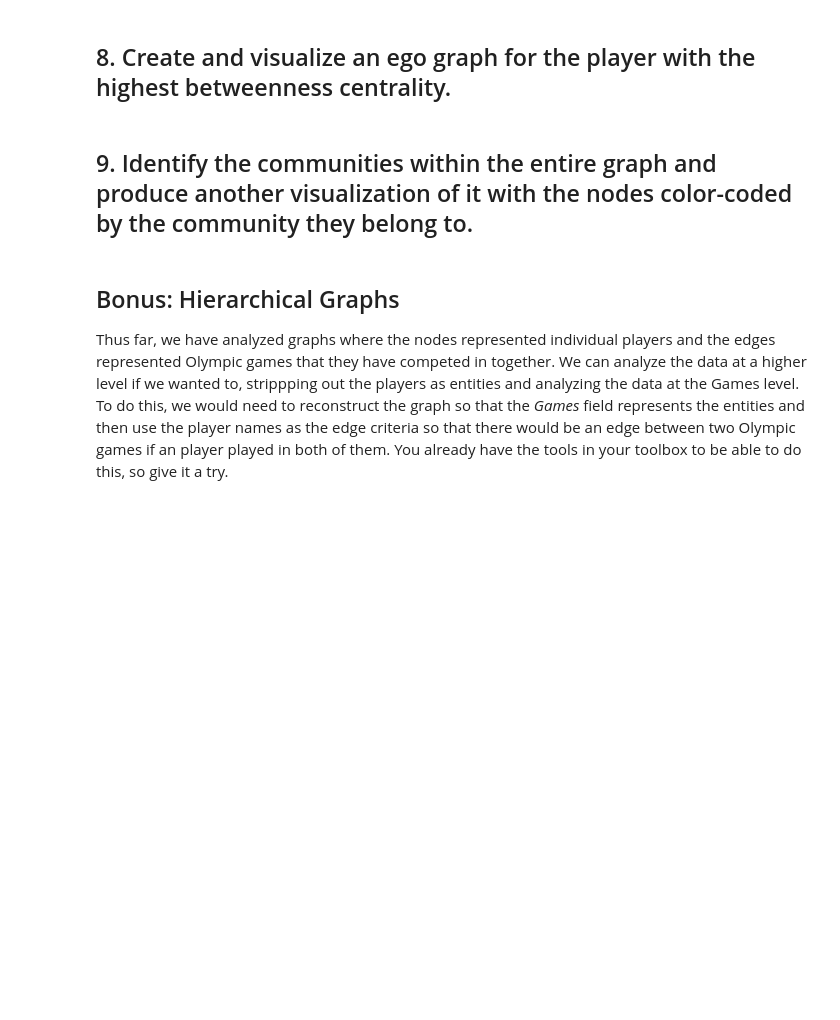
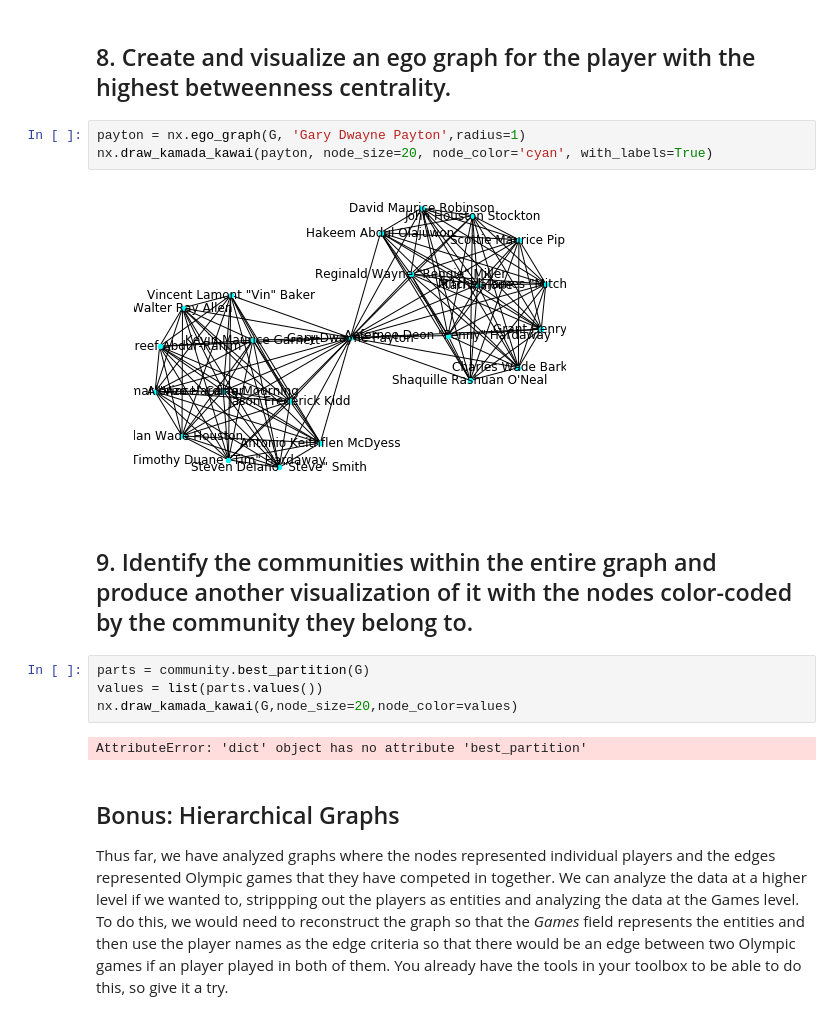
Before and after one commit to alejandroperela/datamad0119, a Jupyter notebook: module-2/lab-network-analysis/your-code/main.ipynb, the cells around one changed output. Cells and saved outputs as stored; diff of their text form; blank space fills up the shorter version.

```diff
--- a/module-2/lab-network-analysis/your-code/main.ipynb
+++ b/module-2/lab-network-analysis/your-code/main.ipynb
@@ -94,7 +124,18 @@ nx.draw_kamada_kawai(G, node_size=20, node_color='cyan')
 # %% [markdown]
 ## 8. Create and visualize an ego graph for the player with the highest betweenness centrality.
+# %%
+payton = nx.ego_graph(G, 'Gary Dwayne Payton',radius=1)
+nx.draw_kamada_kawai(payton, node_size=20, node_color='cyan', with_labels=True)
+# %% [output]
+[figure, added]
 # %% [markdown]
 ## 9. Identify the communities within the entire graph and produce another visualization of it with the nodes color-coded by the community they belong to.
+# %%
+parts = community.best_partition(G)
+values = list(parts.values())
+nx.draw_kamada_kawai(G,node_size=20,node_color=values)
+# %% [output]
+AttributeError: 'dict' object has no attribute 'best_partition'
 # %% [markdown]
 ## Bonus: Hierarchical Graphs
 
```
Also changed, not shown: parts of 16 cells of this notebook.
